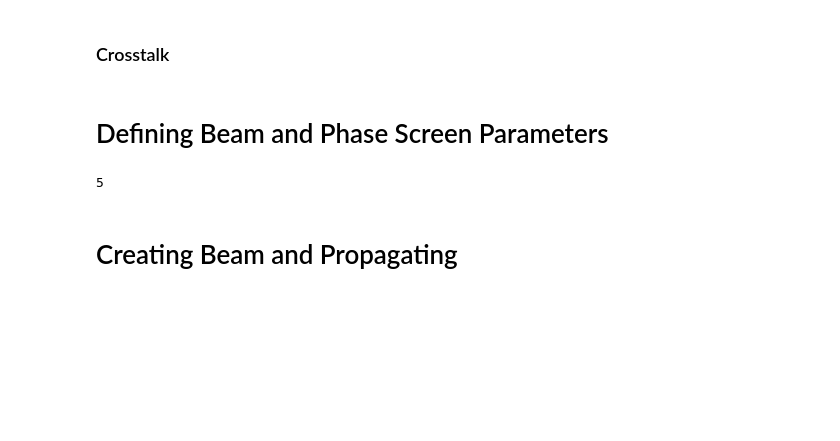
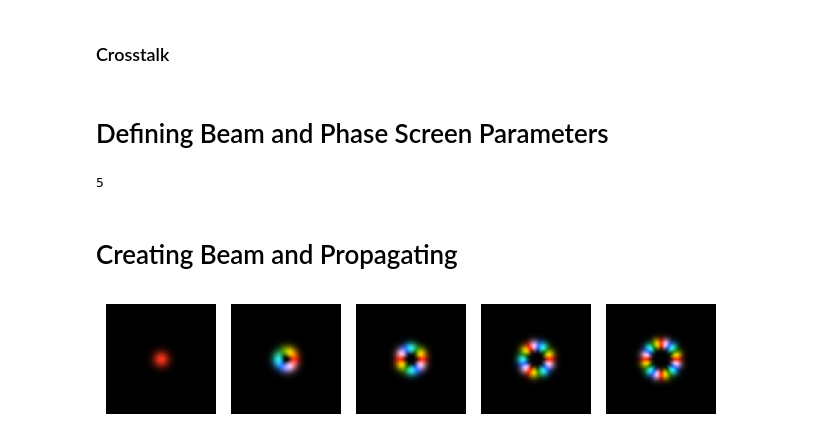
Before and after one commit to LukasScarfe/MultiplaneTurb, a Jupyter notebook: Daniel_Workspace.ipynb, the cells around one changed output. Drawn from its saved outputs; the diff is of its cells as text; code cells hidden in the pictures; blank space fills up the shorter version.

```diff
--- a/Daniel_Workspace.ipynb
+++ b/Daniel_Workspace.ipynb
@@ -228,6 +234,15 @@ print(len(abbs))
 5
 # %% [markdown]
 # Creating Beam and Propagating
+# %%
+# just some dumb tests
+
+# plotting some oam stuff
+initBeams = [OAM(i) for i in progress(range(0,5))]
+
+plotBeam(initBeams)
+# %% [output]
+[figure, added]
 # %%
 # First just get initial beams with no propagation
 initBeams = [OAM(i) for i in progress(range(5))]
```
Also changed, not shown: parts of 5 cells of this notebook, 3 other files.
